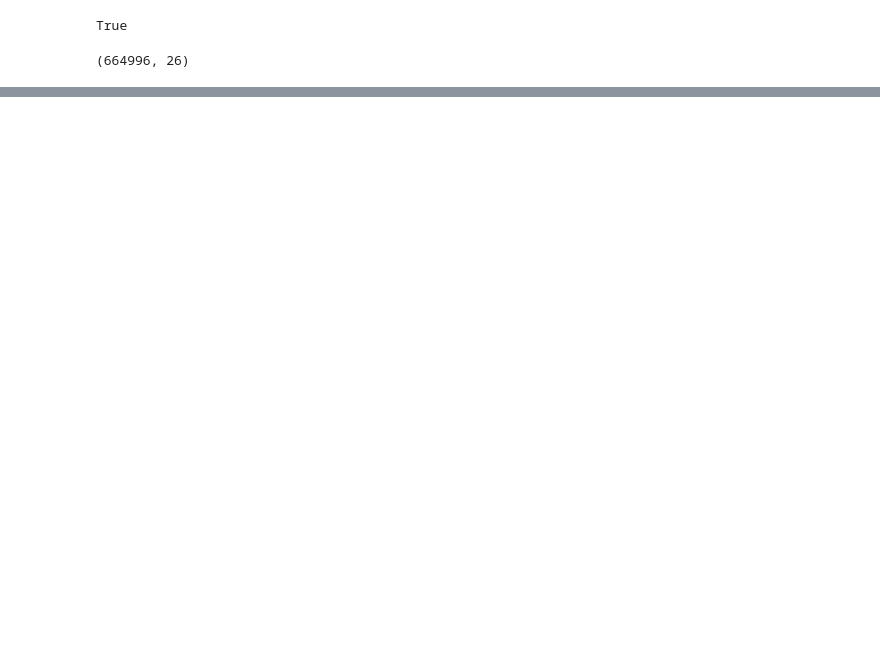
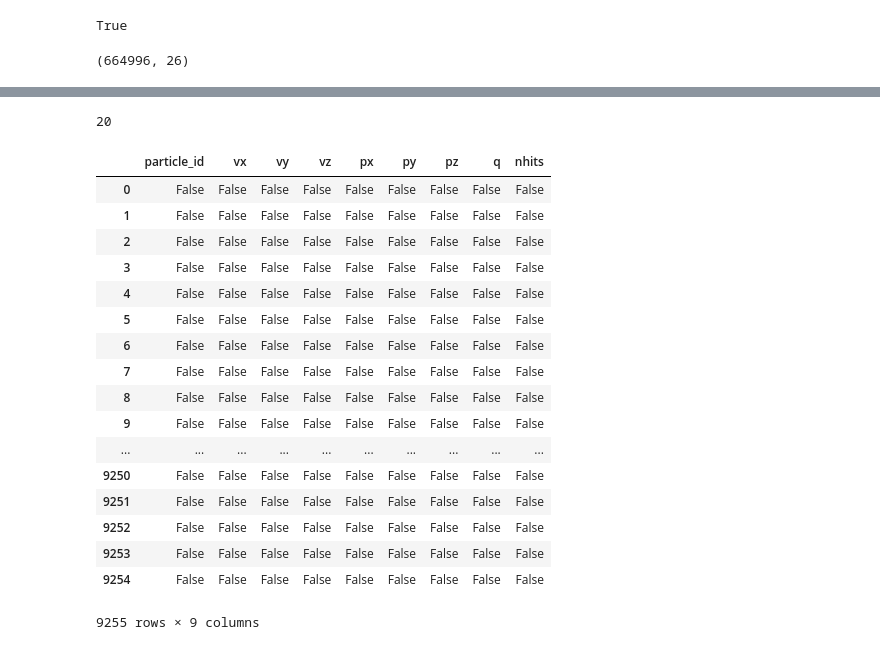
Before and after one commit to contemplat0r/Track_ML, a Jupyter notebook: First-Exp.ipynb, the cells around one changed output, grey strips where cells are left out. Drawn from its saved outputs; the diff is of its cells as text; code cells hidden in the pictures; blank space fills up the shorter version.

```diff
--- a/First-Exp.ipynb
+++ b/First-Exp.ipynb
@@ -340,0 +357,4 @@ event_dfs['000002231']
+# %%
+len(event_dfs)
+# %% [output]
+20
@@ -340,0 +363,23 @@ event_dfs['000002231']
+# %%
+event_cells_0 = not_merged_dfs_1[0]
+# %%
+event_cells_0.isnull()
+# %% [output]
+|  | particle_id | vx | vy | vz | px | py | pz | q | nhits |
+| 0 | False | False | False | False | False | False | False | False | False |
+| 1 | False | False | False | False | False | False | False | False | False |
+| 2 | False | False | False | False | False | False | False | False | False |
+| 3 | False | False | False | False | False | False | False | False | False |
+| 4 | False | False | False | False | False | False | False | False | False |
+| 5 | False | False | False | False | False | False | False | False | False |
+| 6 | False | False | False | False | False | False | False | False | False |
+| 7 | False | False | False | False | False | False | False | False | False |
+| 8 | False | False | False | False | False | False | False | False | False |
+| 9 | False | False | False | False | False | False | False | False | False |
+| ... | ... | ... | ... | ... | ... | ... | ... | ... | ... |
+| 9250 | False | False | False | False | False | False | False | False | False |
+| 9251 | False | False | False | False | False | False | False | False | False |
+| 9252 | False | False | False | False | False | False | False | False | False |
+| 9253 | False | False | False | False | False | False | False | False | False |
+| 9254 | False | False | False | False | False | False | False | False | False |
+9255 rows × 9 columns
```
Also changed, not shown: parts of 11 cells of this notebook.
